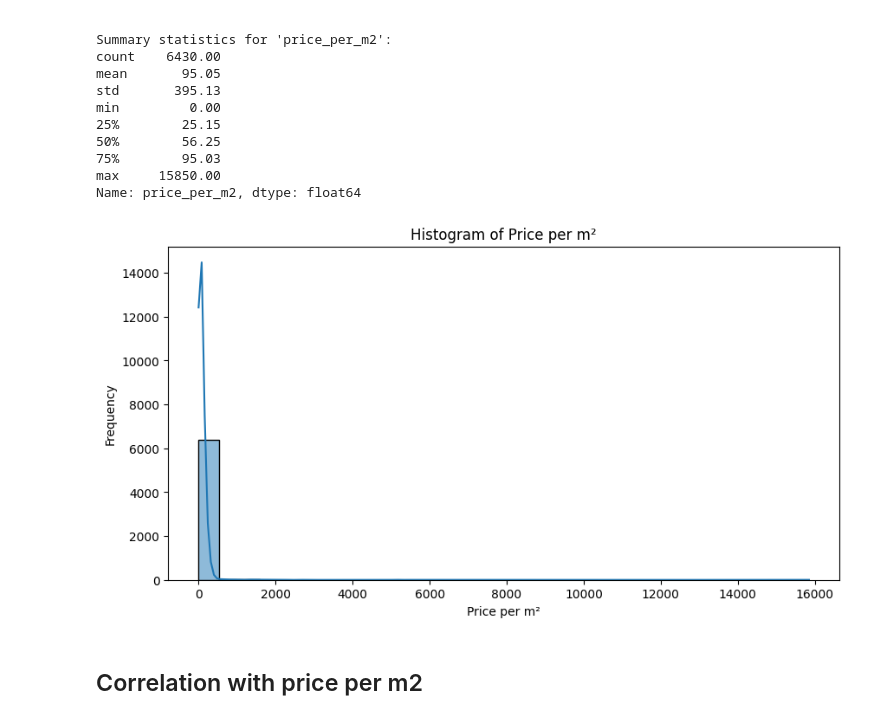
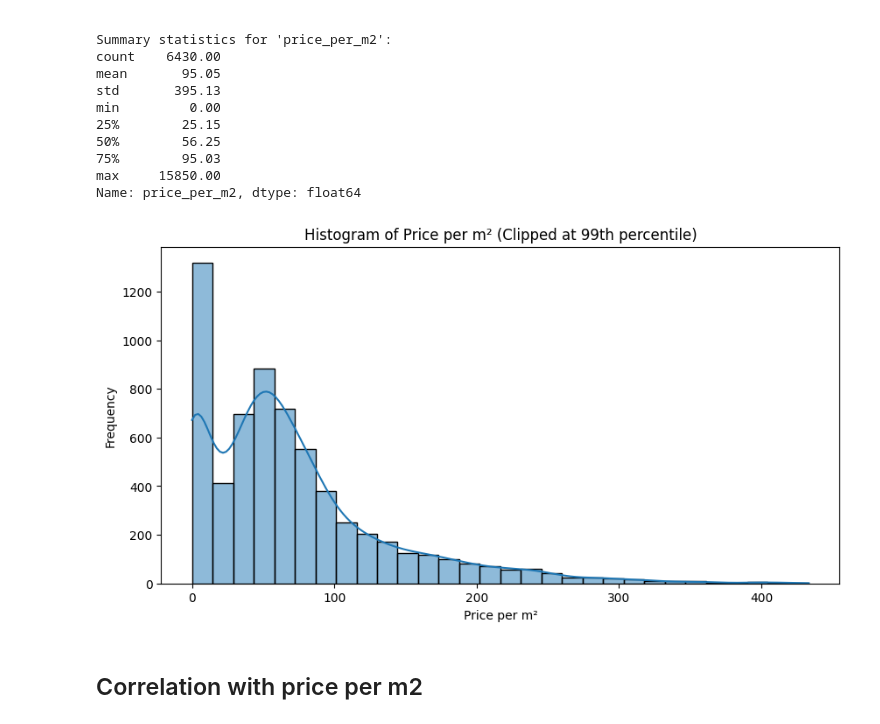
Before and after one commit to DuongDH03/RealEstate-EDA-Modeling, a Jupyter notebook: Data Exploration/Explore-batdongsan.ipynb, the cells around one changed output. Cells and saved outputs as stored; diff of their text form; code cells hidden in the pictures.

```diff
--- a/Data Exploration/Explore-batdongsan.ipynb
+++ b/Data Exploration/Explore-batdongsan.ipynb
@@ -373,15 +373,16 @@ min         0.00
 max     15850.00
 Name: price_per_m2, dtype: float64
 # %%
-#price_per_m2 histogram
+# Improved price_per_m2 histogram (clip top 1% to reduce skew)
+upper_limit = df_no_outliers['price_per_m2'].quantile(0.99)
 plt.figure(figsize=(10, 5))
-sns.histplot(df_no_outliers['price_per_m2'], kde=True, bins=30)
-plt.title('Histogram of Price per m²')
+sns.histplot(df_no_outliers[df_no_outliers['price_per_m2'] <= upper_limit]['price_per_m2'], kde=True, bins=30)
+plt.title('Histogram of Price per m² (Clipped at 99th percentile)')
 plt.xlabel('Price per m²')
 plt.ylabel('Frequency')
 plt.show()
 # %% [output]
-[figure, old version]
+[figure, new version]
 # %% [markdown]
 ## Correlation with price per m2
 # %%
```
Also changed, not shown: parts of 3 cells of this notebook.
